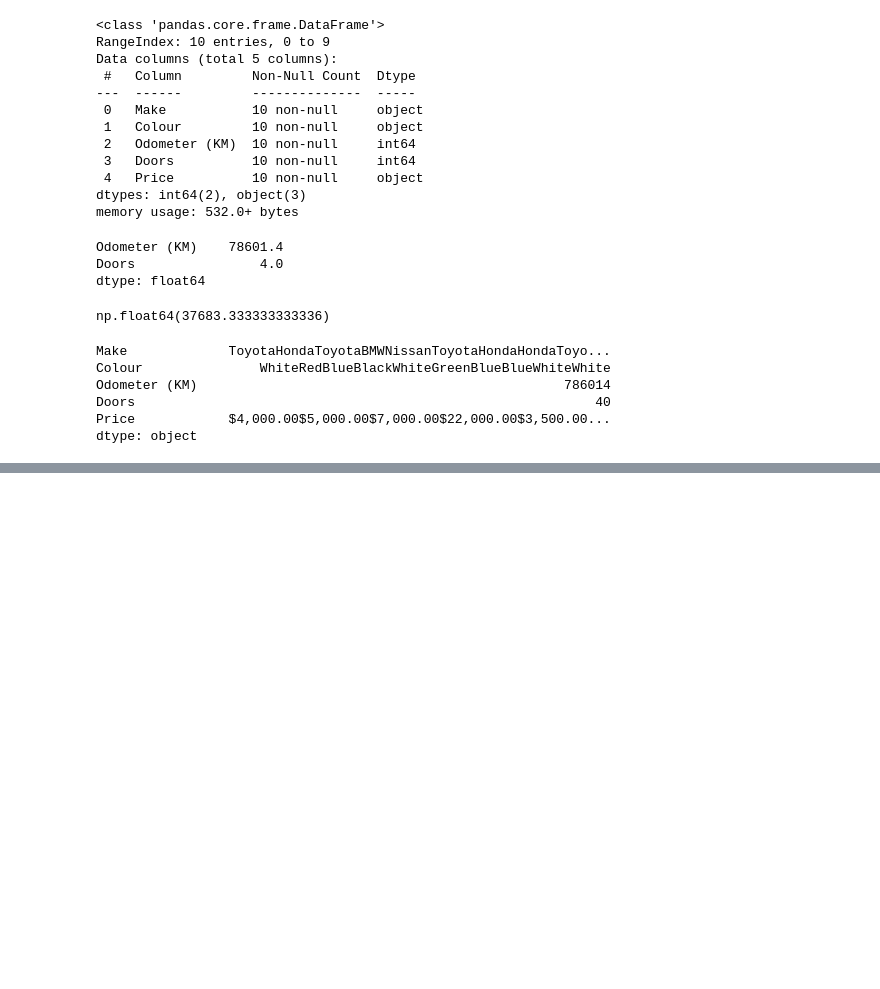
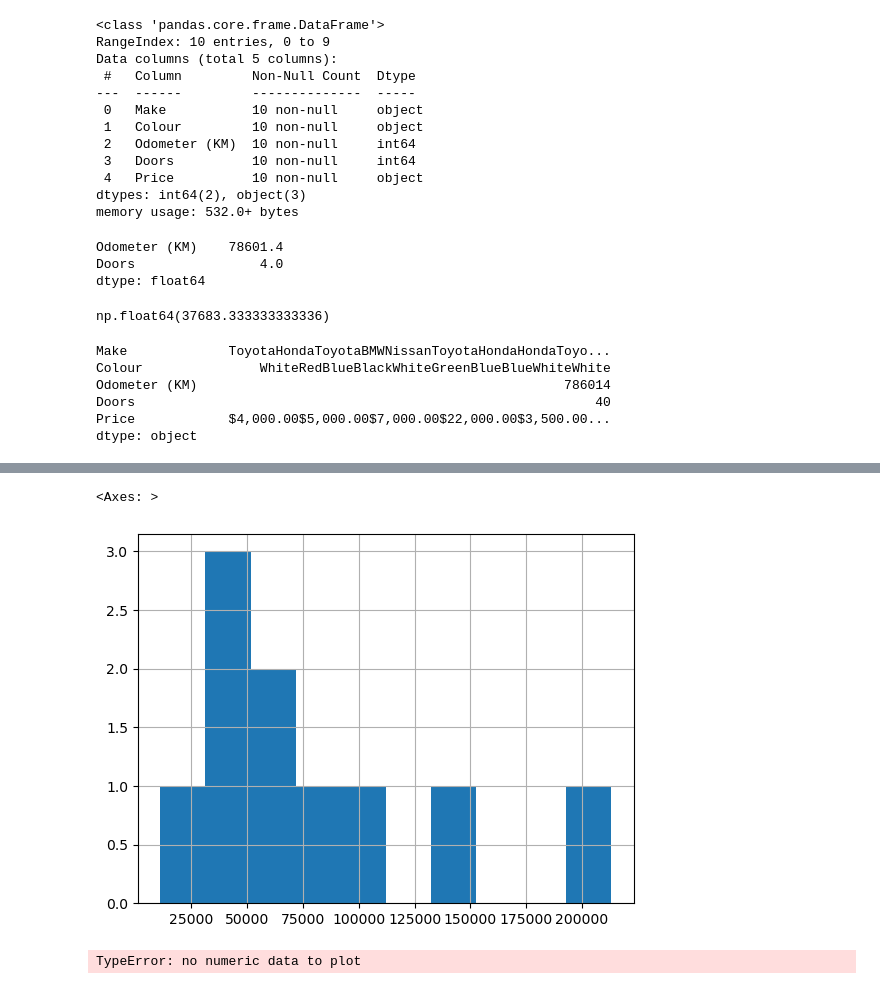
Before and after one commit to sriganth3/data-science-ml-notes, a Jupyter notebook: introduction/intro-to-pandas.ipynb, the cells around one changed output, grey strips where cells are left out. Drawn from its saved outputs; the diff is of its cells as text; code cells hidden in the pictures; blank space fills up the shorter version.

```diff
--- a/introduction/intro-to-pandas.ipynb
+++ b/introduction/intro-to-pandas.ipynb
@@ -129,0 +371,9 @@ car_sales
+# %%
+car_sales["Odometer (KM)"].hist()
+# %% [output]
+<Axes: >
+[figure, added]
+# %%
+car_sales["Price"].plot()
+# %% [output]
+TypeError: no numeric data to plot
```
Also changed, not shown: parts of 74 cells of this notebook, 4 other files.
